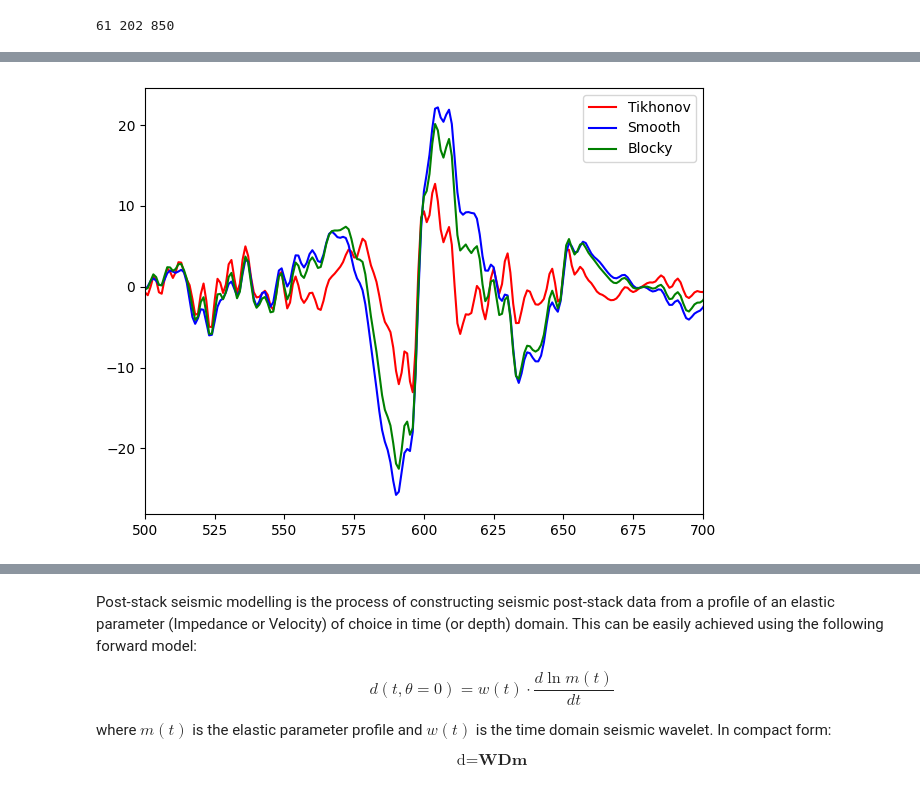
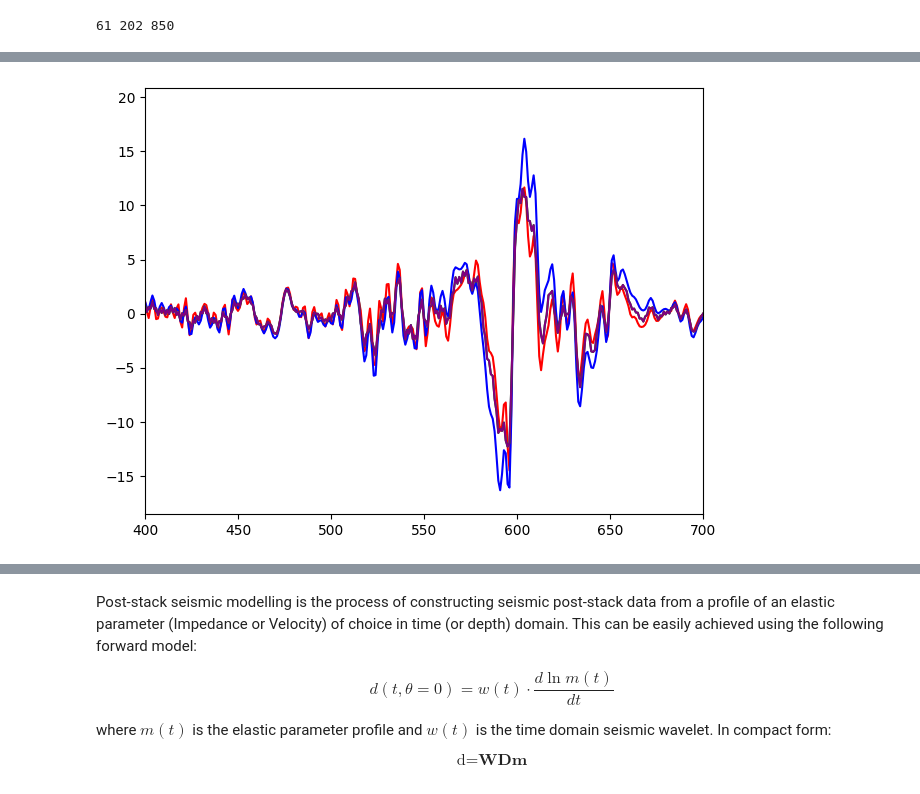
Before and after one commit to albano-a/InvertLab, a Jupyter notebook: normal_equations.ipynb, the cells around one changed output, grey strips where cells are left out. Drawn from its saved outputs; the diff is of its cells as text; code cells hidden in the pictures.

```diff
--- a/normal_equations.ipynb
+++ b/normal_equations.ipynb
@@ -10,10 +10,10 @@ from tqdm import tqdm
 # from sklearn.metrics import mean_absolute_percentage_error as MAPE
 # %%
 # Usando o Volve
-#filename = "data/volve.sgy"
+filename = "data/volve.sgy"
 
 # Caso tenha o dado de ABL, descomentar a linha abaixo
-filename = "D:/Dados ABL/ABL_FULL_TIME_3D.sgy"
+#filename = "D:/Dados ABL/ABL_FULL_TIME_3D.sgy"
 
 if filename == "data/volve.sgy":
     ILINE = 30 # 500 - ABL
@@ -186,5 +186,11 @@ print(nx, ny, nz)
 61 202 850
 # %%
 d_inv2_ppop = pylops.avo.poststack.PoststackLinearModelling(
+    wav_est / 2, nt0=nz, spatdims=1, explicit=False
+)
+d_inv2_ppop_ricker = pylops.avo.poststack.PoststackLinearModelling(
     wlet / 2, nt0=nz, spatdims=1, explicit=False
 )
+d_inv2_ppop_butter = pylops.avo.poststack.PoststackLinearModelling(
+    wlet_b / 2, nt0=nz, spatdims=1, explicit=False
+)
@@ -204,38 +295,52 @@ d_inv2_tikho = (
 d2op = pylops.SecondDerivative(nz)
 
 d_inv2_smooth = (
     pylops.regularized_inversion(
         Op=d_inv2_ppop,
         y=d[ILINE, XLINE, :],
         Regs=[d2op],
-        epsRs=[0.2],
+        epsRs=[0.1],
         x0=np.zeros(d[ILINE, XLINE, :].shape),
         engine="scipy",
         **dict(iter_lim=1000)
     )[0]
 )
 
 d2op = pylops.FirstDerivative(nz)
 
 d_inv2_blocky = (
     pylops.regularized_inversion(
         Op=d_inv2_ppop,
         y=d[ILINE, XLINE, :],
         Regs=[d2op],
-        epsRs=[0.15],
+        epsRs=[0.5],
         x0=np.zeros(d[ILINE, XLINE, :].shape),
         engine="scipy",
         **dict(iter_lim=1000)
     )[0]
 )
 
-plt.plot(d_inv2_tikho, color = 'red', label="Tikhonov")
-plt.plot(d_inv2_smooth, color = 'blue', label="Smooth")
-plt.plot(d_inv2_blocky, color = 'green', label="Blocky")
+d2op = pylops.Gradient(nz)
 
-plt.xlim(500, 700)
-plt.legend(loc="upper right")
+d_inv2_gradient = (
+    pylops.regularized_inversion(
+        Op=d_inv2_ppop,
+        y=d[ILINE, XLINE, :],
+        Regs=[d2op],
+        epsRs=[0.5],
+        x0=np.zeros(d[ILINE, XLINE, :].shape),
+        engine="scipy",
+        **dict(iter_lim=1000)
+    )[0]
+)
+
+plt.plot(d_inv2_tikho, color = 'red')
+plt.plot(d_inv2_smooth, color = 'blue')
+plt.plot(d_inv2_blocky, color = 'green')
+plt.plot(d_inv2_gradient, color = 'purple')
+
+plt.xlim(400, 700)
 plt.tight_layout()
 plt.show()
 # %% [output]
-[figure, old version]
+[figure, new version]
```
Also changed, not shown: parts of 4 cells of this notebook.
